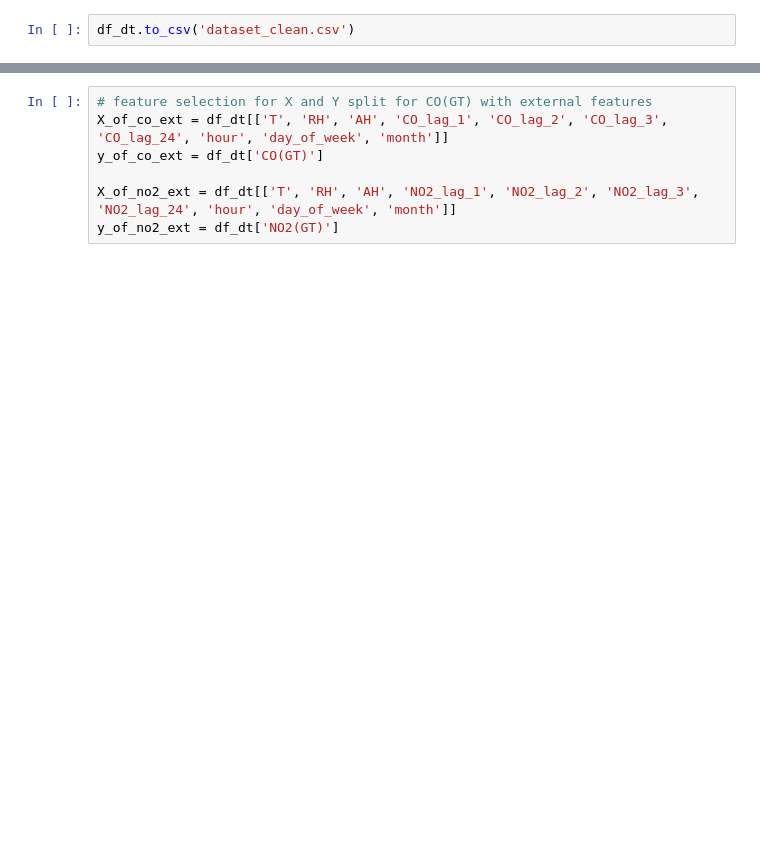
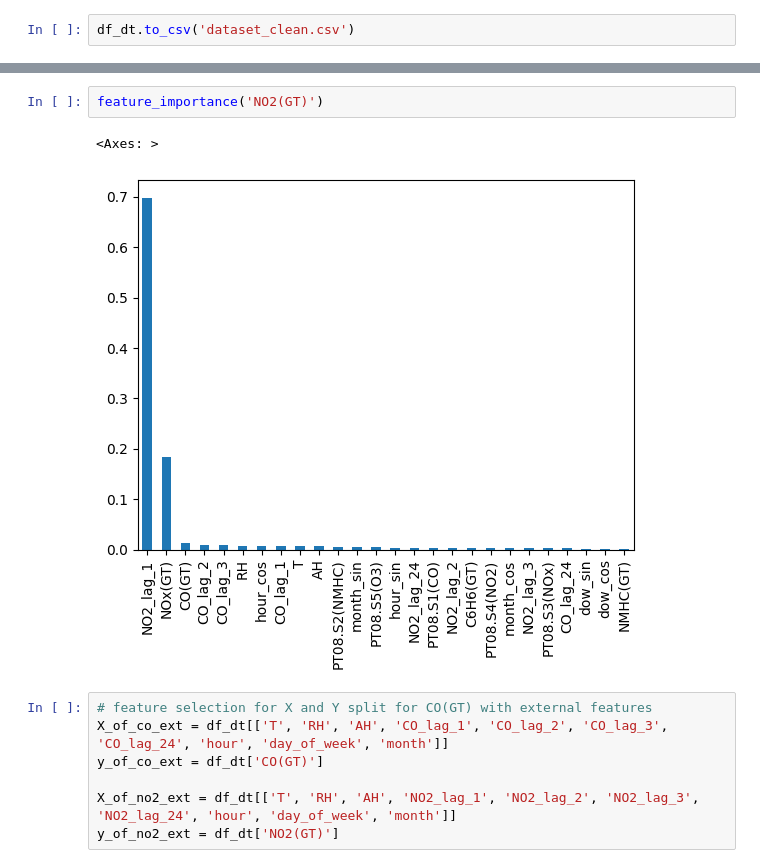
Before and after one commit to avimallik/co_and_no2_time_series_forecasting, a Jupyter notebook: co_and_no2_time_series_forecasting.ipynb, the cells around one changed output, grey strips where cells are left out. Cells and saved outputs as stored; diff of their text form; blank space fills up the shorter version.

```diff
--- a/co_and_no2_time_series_forecasting.ipynb
+++ b/co_and_no2_time_series_forecasting.ipynb
@@ -487,3 +525,8 @@ df_dt.to_csv('dataset_clean.csv')
+# %%
+feature_importance('NO2(GT)')
+# %% [output]
+<Axes: >
+[figure, added]
 # %%
 # feature selection for X and Y split for CO(GT) with external features
 X_of_co_ext = df_dt[['T', 'RH', 'AH', 'CO_lag_1', 'CO_lag_2', 'CO_lag_3', 'CO_lag_24', 'hour', 'day_of_week', 'month']]
```
Also changed, not shown: parts of 29 cells of this notebook, 5 other files.
